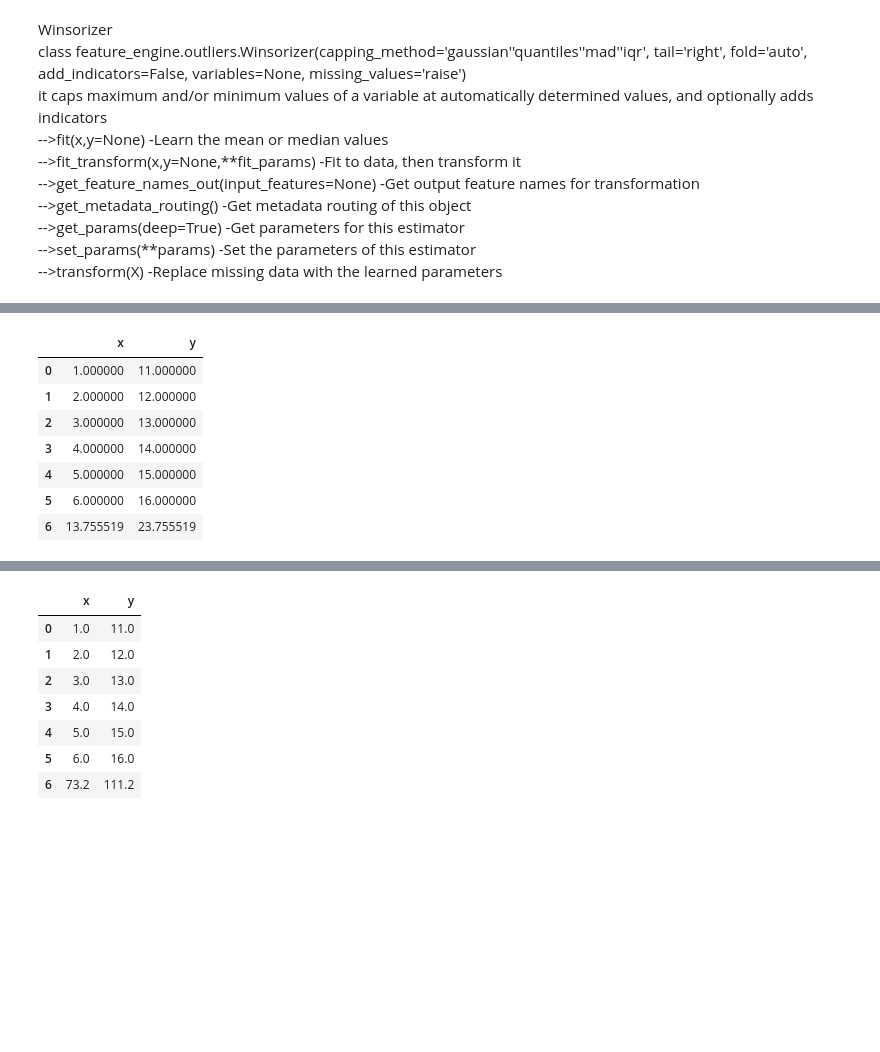
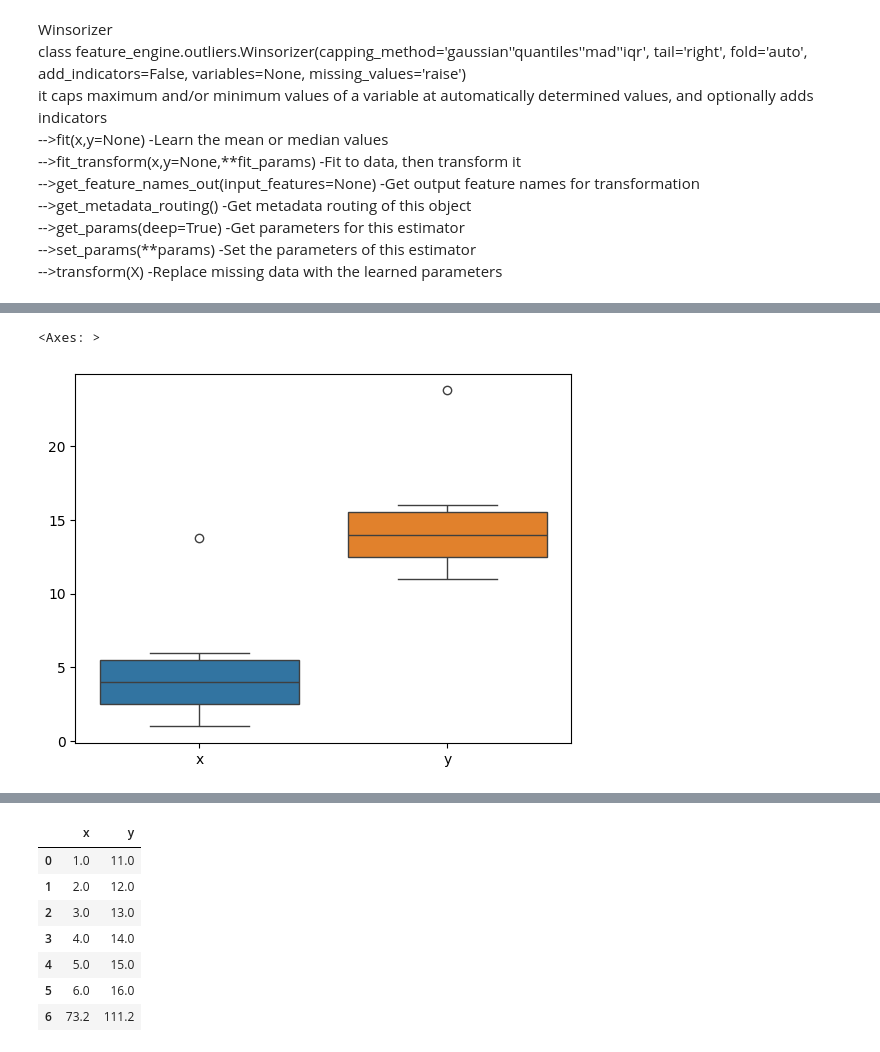
Before and after one commit to prashant-210110/programs, a Jupyter notebook: 4.E.D.A/full_cleaning/outlierhandeling.ipynb, the cells around one changed output, grey strips where cells are left out. Drawn from its saved outputs; the diff is of its cells as text; code cells hidden in the pictures; blank space fills up the shorter version.

```diff
--- a/4.E.D.A/full_cleaning/outlierhandeling.ipynb
+++ b/4.E.D.A/full_cleaning/outlierhandeling.ipynb
@@ -48,14 +50,8 @@ model_win.fit_transform(data)                   #q3+1.5*iqr,q1-1.5*iqr
 # %%
 model_win=Winsorizer(capping_method="mad")      #median+-3.29*mad
-model_win.fit_transform(data)
+sns.boxplot(data=model_win.fit_transform(data))
 # %% [output]
-|  | x | y |
-| 0 | 1.000000 | 11.000000 |
-| 1 | 2.000000 | 12.000000 |
-| 2 | 3.000000 | 13.000000 |
-| 3 | 4.000000 | 14.000000 |
-| 4 | 5.000000 | 15.000000 |
-| 5 | 6.000000 | 16.000000 |
-| 6 | 13.755519 | 23.755519 |
+<Axes: >
+[figure, added]
 # %%
 model_win=Winsorizer(capping_method='gaussian')  #mean+-3*standard deviation
```
Also changed, not shown: parts of 8 cells of this notebook, 5 other files.
